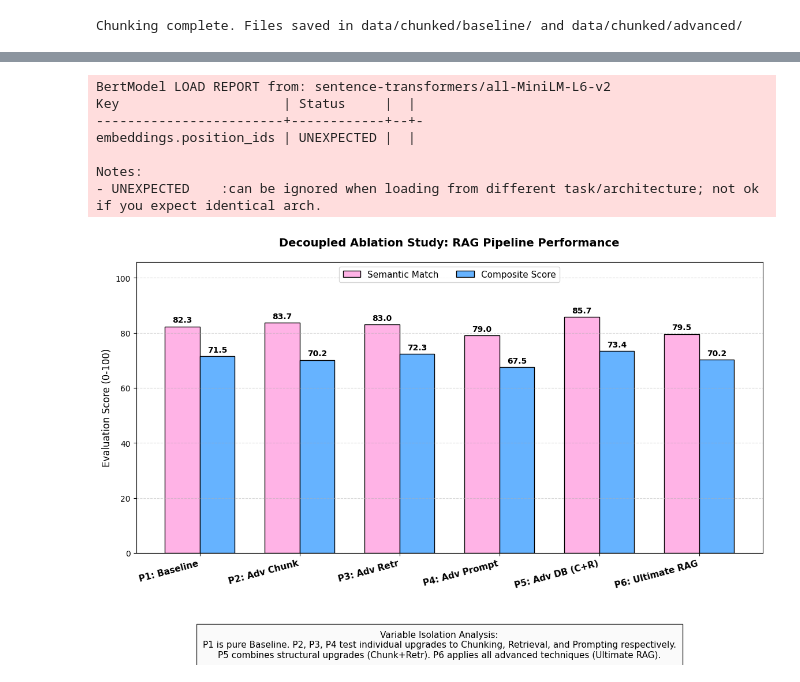
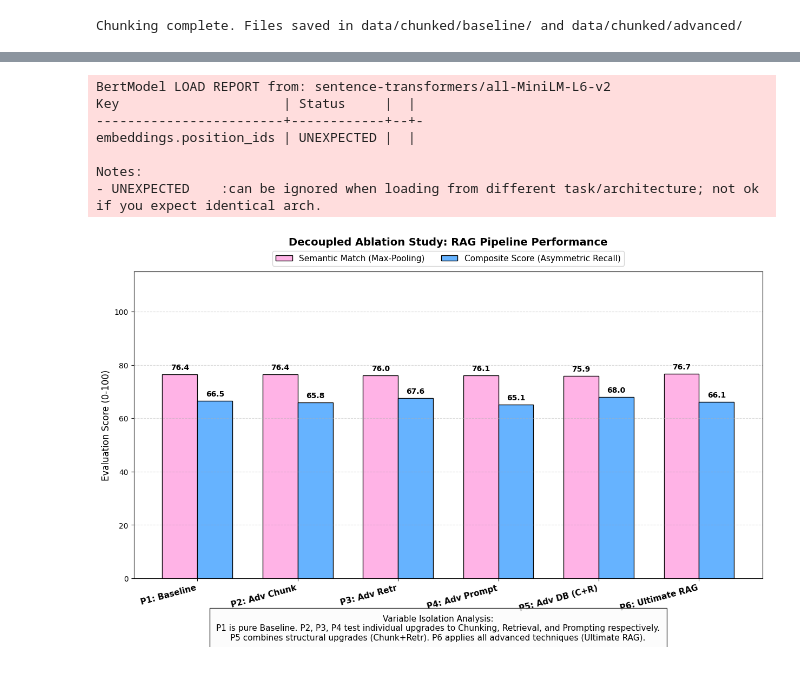
Before and after one commit to royiiix-1/RAGModel_SouthAsianCuisine, a Jupyter notebook: RAG_Pipeline_Codebase.ipynb, the cells around one changed output, grey strips where cells are left out. Saved outputs shown, nothing was run; the diff lists cells and outputs as text; code cells hidden in the pictures.

```diff
--- a/RAG_Pipeline_Codebase.ipynb
+++ b/RAG_Pipeline_Codebase.ipynb
@@ -728,30 +725,46 @@ The following generation flags are not valid and may be ignored: ['temperature',
 # %%
 # ==========================================
-# COMPREHENSIVE EVALUATION
+# COMPREHENSIVE EVALUATION (Asymmetric Recall & Max-Pooling)
 # Analyzes results across 6 decoupled pipelines
 # ==========================================
-import pandas as pd
-import numpy as np
-import matplotlib.pyplot as plt
-import re
-import json
-from sklearn.metrics.pairwise import cosine_similarity
-from sentence_transformers import SentenceTransformer
 
-def calculate_lexical_overlap(ground_truth, generated_answer):
+def calculate_asymmetric_lexical(ground_truth, generated_answer):
     def clean_words(text):
         return set(re.findall(r'\b\w+\b', str(text).lower()))
+
+    if "Final Answer:" in generated_answer:
+        generated_answer = generated_answer.split("Final Answer:")[-1]
+
     gt_words = clean_words(ground_truth)
     gen_words = clean_words(generated_answer)
     if not gt_words: return 0.0
-    return (len(gt_words.intersection(gen_words)) / len(gt_words)) * 100
 
-def comprehensive_eval(benchmark_excel, payloads):
+    recall = len(gt_words.intersection(gen_words)) / len(gt_words)
+
+    return recall * 100.0
+
+def calculate_max_semantic(eval_model, gt_text, gen_text):
+    if "Final Answer:" in gen_text:
+        gen_text = gen_text.split("Final Answer:")[-1].strip()
+
+    sentences = re.split(r'(?<=[.!?]) +', gen_text.strip())
+    if not sentences or len(sentences) == 0:
+        sentences = [gen_text]
+
+    gt_emb = eval_model.encode([str(gt_text)])
+    gen_embs = eval_model.encode(sentences)
+
+    sims = cosine_similarity(gt_emb, gen_embs)[0]
+    max_sim = max(0, max(sims))
+
+    return max_sim * 100.0
+
+def comprehensive_eval(benchmark_csv, payloads):
     eval_model = SentenceTransformer('sentence-transformers/all-MiniLM-L6-v2')
-    df = pd.read_excel(benchmark_excel).head(10)
+    df = pd.read_csv(benchmark_csv)
 
-    gt_col = next((col for col in df.columns if any(k in col.lower() for k in ['answer', 'truth', 'response', 'target'])), df.columns[-1])
-    qid_col = 'query_id' if 'query_id' in df.columns else df.columns[0]
+    gt_col = 'gold_answer' if 'gold_answer' in df.columns else next((col for col in df.columns if any(k in col.lower() for k in ['answer', 'truth', 'response', 'target'])), df.columns[-1])
+    qid_col = 'id' if 'id' in df.columns else df.columns[0]
 
     results_summary = {}
 
@@ -769,21 +782,20 @@ def comprehensive_eval(benchmark_excel, payloads):
             gt_text = str(row[gt_col])
             gen_text = data.get(q_id, "")
 
-            embs = eval_model.encode([gt_text, gen_text])
-            sem_score = max(0, cosine_similarity(embs[0].reshape(1,-1), embs[1].reshape(1,-1))[0][0]) * 100
-            lex_score = calculate_lexical_overlap(gt_text, gen_text)
+            sem_score = calculate_max_semantic(eval_model, gt_text, gen_text)
+            lex_score = calculate_asymmetric_lexical(gt_text, gen_text)
 
             semantic_scores.append(sem_score)
             lexical_scores.append(lex_score)
 
         avg_sem = np.mean(semantic_scores)
         avg_lex = np.mean(lexical_scores)
-        composite = (avg_sem * 0.6) + (avg_lex * 0.4)
+
+        composite = (avg_sem * 0.70) + (avg_lex * 0.30)
 
         results_summary[name] = {"Semantic": avg_sem, "Composite": composite}
 
     if not results_summary:
-        print("No evaluation data found.")
         return
 
     labels = list(results_summary.keys())
@@ -793,60 +805,58 @@ def comprehensive_eval(benchmark_excel, payloads):
     x = np.arange(len(labels))
     width = 0.35
 
-    # Increased figure width to accommodate 6 bars comfortably
-    fig, ax = plt.subplots(figsize=(14, 8))
-    rects1 = ax.bar(x - width/2, sem_scores, width, label='Semantic Match', color='#ffb3e6', edgecolor='black')
-    rects2 = ax.bar(x + width/2, composite_scores, width, label='Composite Score', color='#66b3ff', edgecolor='black')
+    fig, ax = plt.subplots(figsize=(15, 9))
+    plt.subplots_adjust(top=0.88, bottom=0.25)
+
+    rects1 = ax.bar(x - width/2, sem_scores, width, label='Semantic Match (Max-Pooling)', color='#ffb3e6', edgecolor='black')
+    rects2 = ax.bar(x + width/2, composite_scores, width, label='Composite Score (Asymmetric Recall)', color='#66b3ff', edgecolor='black')
 
     ax.set_ylabel('Evaluation Score (0-100)', fontsize=12)
-    ax.set_title('Decoupled Ablation Study: RAG Pipeline Performance', fontsize=14, fontweight='bold', pad=20)
+    ax.set_title('Decoupled Ablation Study: RAG Pipeline Performance', fontsize=14, fontweight='bold', pad=35)
     ax.set_xticks(x)
     ax.set_xticklabels(labels, rotation=15, ha='right', fontsize=11, fontweight='bold')
 
-    max_score = max(max(sem_scores), max(composite_scores))
-    ax.set_ylim(0, max_score + 20)
+    ax.set_ylim(0, 115)
 
-    ax.legend(loc='upper center', ncol=2, fontsize=11)
+    ax.legend(loc='upper center', bbox_to_anchor=(0.5, 1.08), ncol=2, fontsize=11)
     ax.grid(axis='y', linestyle='--', alpha=0.5)
 
     for bars in [rects1, rects2]:
         for bar in bars:
             height = bar.get_height()
             ax.annotate(f'{height:.1f}', xy=(bar.get_x() + bar.get_width() / 2, height),
-                        xytext=(0, 3), textcoords="offset points", ha='center', va='bottom', fontsize=10, fontweight='bold')
-
-    plt.subplots_adjust(bottom=0.25)
+                        xytext=(0, 4), textcoords="offset points", ha='center', va='bottom', fontsize=10, fontweight='bold')
 
     description = (
         "Variable Isolation Analysis:\n"
         "P1 is pure Baseline. P2, P3, P4 test individual upgrades to Chunking, Retrieval, and Prompting respectively.\n"
         "P5 combines structural upgrades (Chunk+Retr). P6 applies all advanced techniques (Ultimate RAG)."
     )
-    plt.figtext(0.5, 0.02, description, ha="center", va="bottom", fontsize=11,
-                bbox={"facecolor":"#f9f9f9", "edgecolor": "black", "alpha":0.8, "pad":8})
+    plt.figtext(0.5, 0.12, description, ha="center", va="bottom", fontsize=11,
+                bbox={"facecolor":"#fcfcfc", "edgecolor": "black", "alpha":0.8, "pad":9})
 
     chart_path = "results/plots/decoupled_comparison_chart.png"
+    os.makedirs(os.path.dirname(chart_path), exist_ok=True)
     plt.savefig(chart_path, dpi=300, bbox_inches='tight')
     plt.show()
-    print(f"Evaluation complete. Chart saved to {chart_path}")
     return results_summary
 
 payloads_to_test = {
     "P1: Baseline": "results/payloads/p1_base.json",
     "P2: Adv Chunk": "results/payloads/p2_adv_chunk.json",
     "P3: Adv Retr": "results/payloads/p3_adv_retr.json",
     "P4: Adv Prompt": "results/payloads/p4_adv_prompt.json",
     "P5: Adv DB (C+R)": "results/payloads/p5_adv_db.json",
     "P6: Ultimate RAG": "results/payloads/p6_ultimate.json"
 }
 
-eval_stats = comprehensive_eval("Benchmark Dataset.xlsx", payloads_to_test)
+eval_stats = comprehensive_eval("Benchmark_Dataset.csv", payloads_to_test)
 # %% [output]
 BertModel LOAD REPORT from: sentence-transformers/all-MiniLM-L6-v2
 Key                     | Status     |  |
 ------------------------+------------+--+-
 embeddings.position_ids | UNEXPECTED |  |
 
 Notes:
 - UNEXPECTED    :can be ignored when loading from different task/architecture; not ok if you expect identical arch.
-[figure, old version]
+[figure, new version]
```
Also changed, not shown: parts of 6 cells of this notebook, 28 other files.
